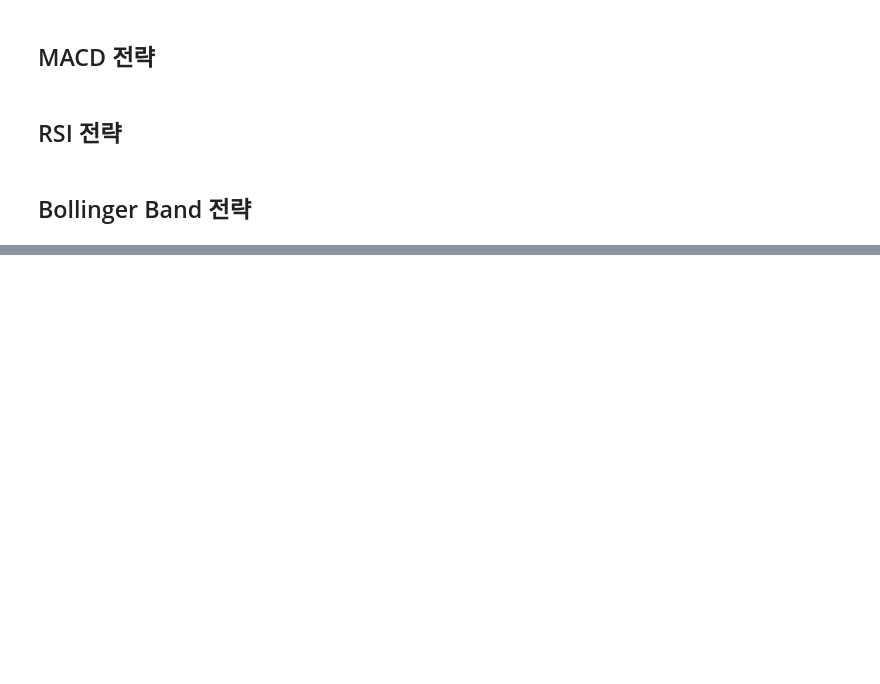
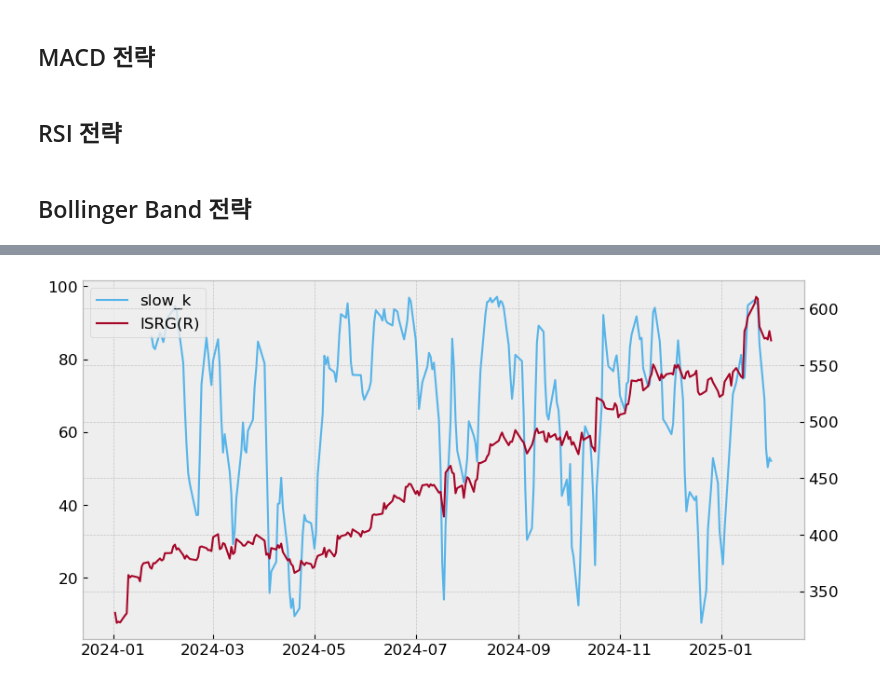
Before and after one commit to djimme/finterstellarDJ, a Jupyter notebook: Quant ch3.ipynb, the cells around one changed output, grey strips where cells are left out. Cells and saved outputs as stored; diff of their text form; code cells hidden in the pictures; blank space fills up the shorter version.

```diff
--- a/Quant ch3.ipynb
+++ b/Quant ch3.ipynb
@@ -664,0 +227,5 @@ Benchmark MDD: -26.55%
+# %%
+sym_sto = 'ISRG'
+
+df_sto = fs.get_ohlc(sym_sto, start_date = '2024-01-01', end_date='2025-01-31' )
+df_sto.tail()
@@ -664,0 +255,4 @@ Benchmark MDD: -26.55%
+# %%
+fs.draw_chart(df_sto, left='slow_k', right=sym_sto)
+# %% [output]
+[figure, added]
```
Also changed, not shown: parts of 42 cells of this notebook.
